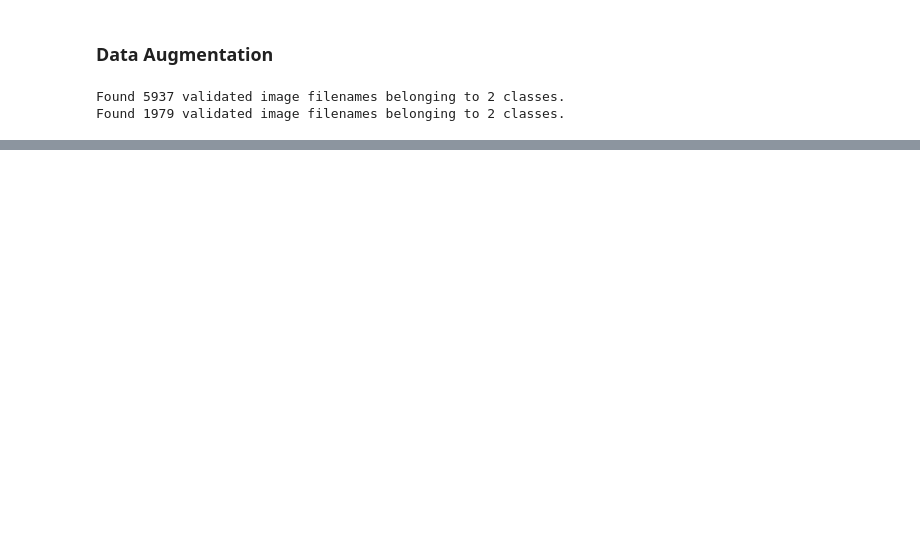
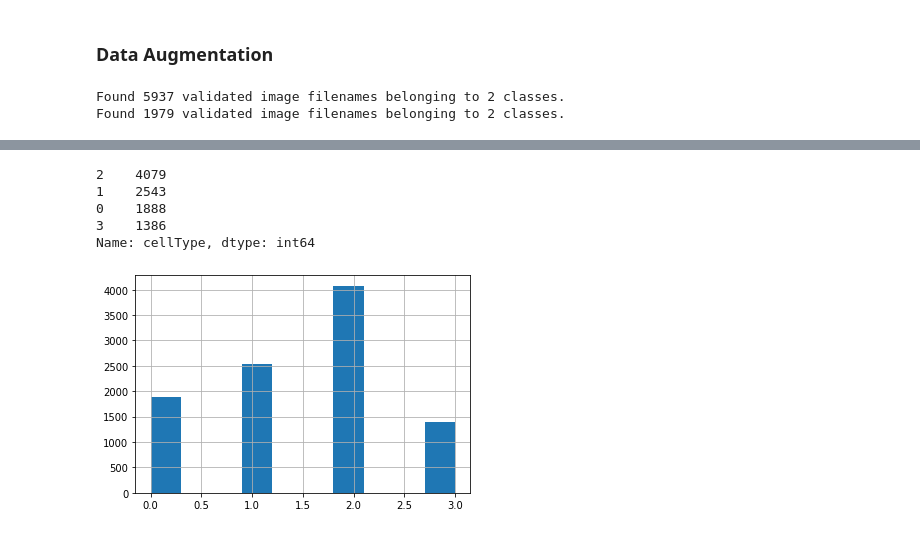
Before and after one commit to ngkarthi71/colon-cancer-analysis, a Jupyter notebook: rough.ipynb, the cells around one changed output, grey strips where cells are left out. Drawn from its saved outputs; the diff is of its cells as text; code cells hidden in the pictures; blank space fills up the shorter version.

```diff
--- a/rough.ipynb
+++ b/rough.ipynb
@@ -304,0 +370,13 @@ plot_learning_curve(history_VGG_3.history['loss'], history_VGG_3.history['val_lo
+# %%
+cancer.cellType.value_counts()
+# %% [output]
+2    4079
+1    2543
+0    1888
+3    1386
+Name: cellType, dtype: int64
+# %%
+cancer.cellType.hist()
+plt.show()
+# %% [output]
+[figure, added]
```
Also changed, not shown: parts of 18 cells of this notebook.
